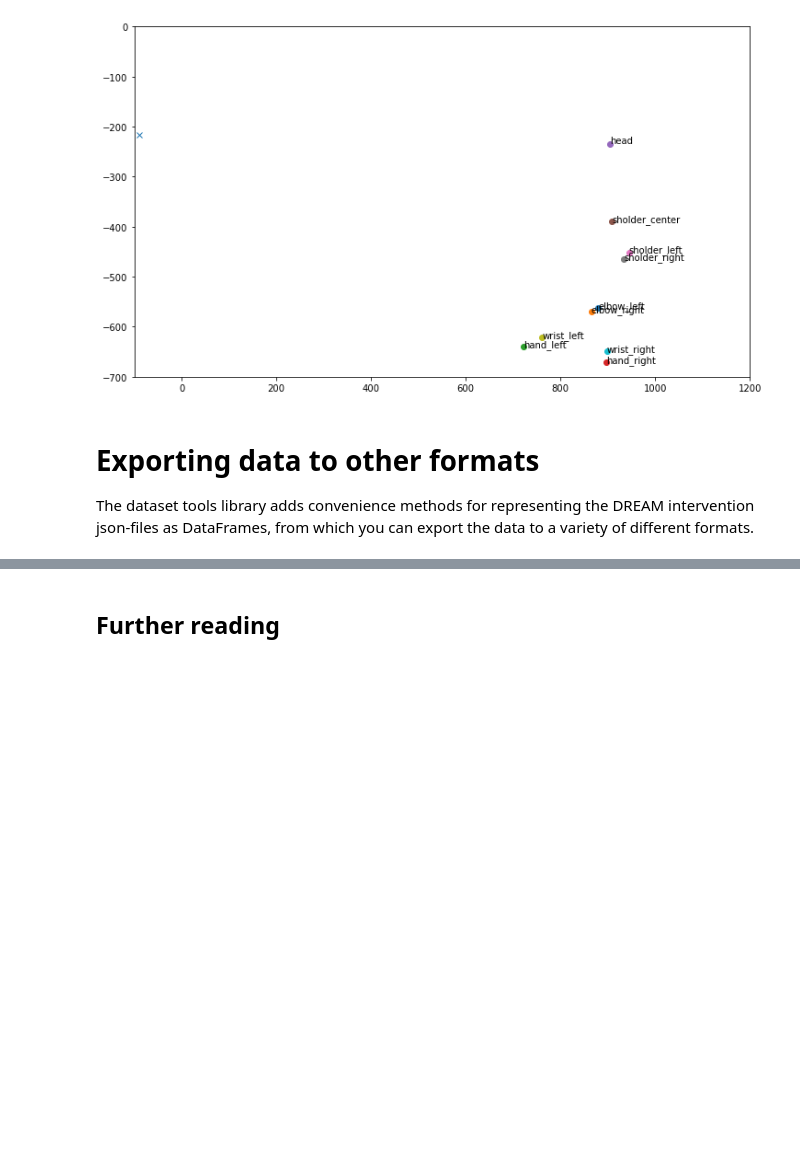
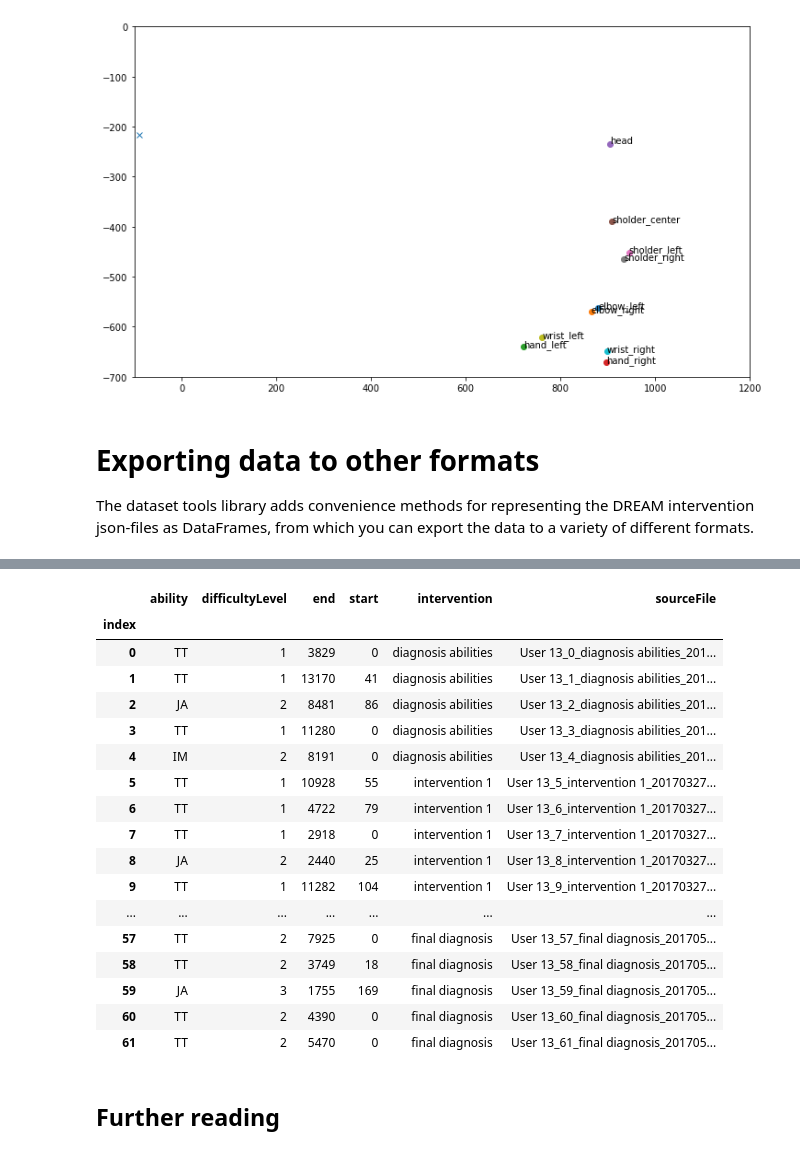
Before and after one commit to dream2020/data, a Jupyter notebook: docs/DREAM-data.ipynb, the cells around one changed output, grey strips where cells are left out. Cells and saved outputs as stored; diff of their text form; code cells hidden in the pictures; blank space fills up the shorter version.

Commit message:
Updated task presentation in notebook

```diff
--- a/docs/DREAM-data.ipynb
+++ b/docs/DREAM-data.ipynb
@@ -93,3 +102,35 @@ data.to_csv('data.csv')
+# %%
+tasks = []
+for root, dirs, files in os.walk('../../DREAMdataset/User 13'):
+    for f in files:
+        if not f.endswith('.json'): continue
+        data = dataset.open(os.path.join(root,f))
+        t = data["task"]
+        t['intervention'] = f.split('_')[2]
+        t['sourceFile'] = f
+        tasks.append(t)
+sessions = pd.DataFrame(tasks)
+sessions.sort_values(by='index',inplace=True)
+sessions.set_index('index')
+# %% [output]
+|  | ability | difficultyLevel | end | start | intervention | sourceFile |
+| index |  |  |  |  |  |  |
+| 0 | TT | 1 | 3829 | 0 | diagnosis abilities | User 13_0_diagnosis abilities_201... |
+| 1 | TT | 1 | 13170 | 41 | diagnosis abilities | User 13_1_diagnosis abilities_201... |
+| 2 | JA | 2 | 8481 | 86 | diagnosis abilities | User 13_2_diagnosis abilities_201... |
+| 3 | TT | 1 | 11280 | 0 | diagnosis abilities | User 13_3_diagnosis abilities_201... |
+| 4 | IM | 2 | 8191 | 0 | diagnosis abilities | User 13_4_diagnosis abilities_201... |
+| 5 | TT | 1 | 10928 | 55 | intervention 1 | User 13_5_intervention 1_20170327... |
+| 6 | TT | 1 | 4722 | 79 | intervention 1 | User 13_6_intervention 1_20170327... |
+| 7 | TT | 1 | 2918 | 0 | intervention 1 | User 13_7_intervention 1_20170327... |
+| 8 | JA | 2 | 2440 | 25 | intervention 1 | User 13_8_intervention 1_20170327... |
+| 9 | TT | 1 | 11282 | 104 | intervention 1 | User 13_9_intervention 1_20170327... |
+| ... | ... | ... | ... | ... | ... | ... |
+| 57 | TT | 2 | 7925 | 0 | final diagnosis | User 13_57_final diagnosis_201705... |
+| 58 | TT | 2 | 3749 | 18 | final diagnosis | User 13_58_final diagnosis_201705... |
+| 59 | JA | 3 | 1755 | 169 | final diagnosis | User 13_59_final diagnosis_201705... |
+| 60 | TT | 2 | 4390 | 0 | final diagnosis | User 13_60_final diagnosis_201705... |
+| 61 | TT | 2 | 5470 | 0 | final diagnosis | User 13_61_final diagnosis_201705... |
 # %% [markdown]
 ## Further reading
 # %% [markdown]
```
Also changed, not shown: parts of 2 cells of this notebook.
